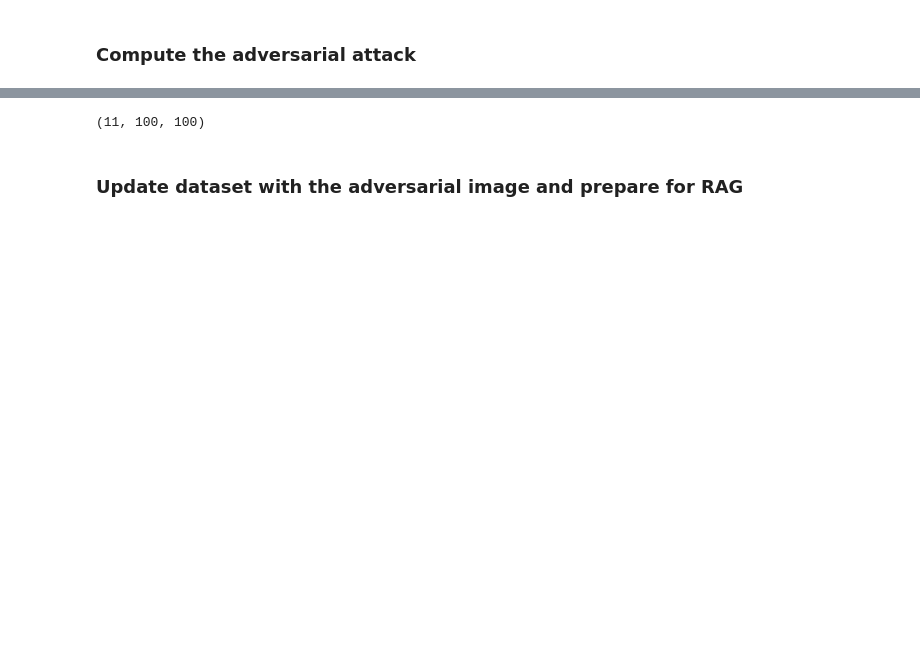
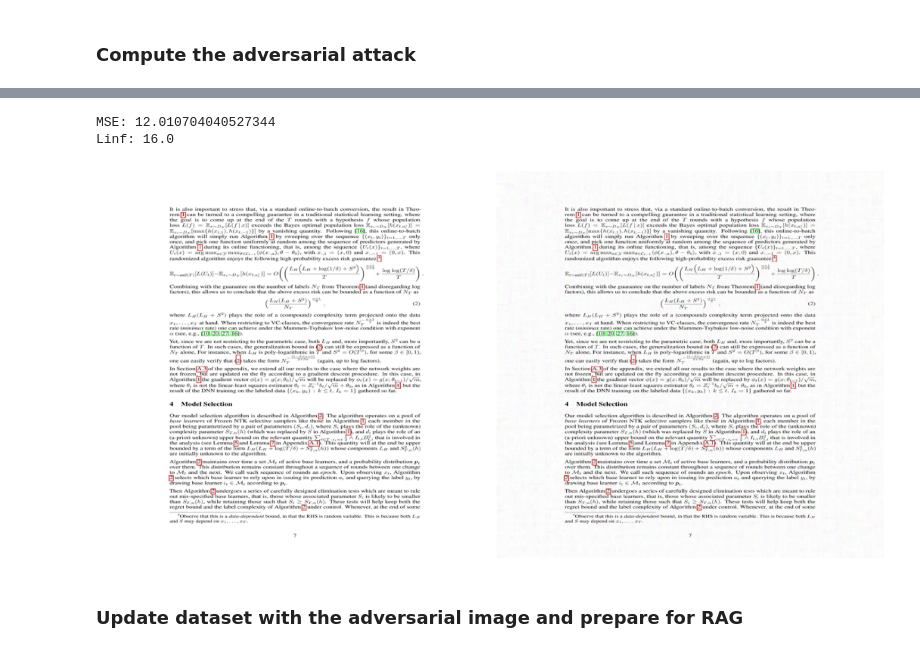
Before and after one commit to alan-turing-institute/mumoRAG-attacks, a Jupyter notebook: src/mumorag_joker_attack.ipynb, the cells around one changed output, grey strips where cells are left out. Drawn from its saved outputs; the diff is of its cells as text; code cells hidden in the pictures; blank space fills up the shorter version.

```diff
--- a/src/mumorag_joker_attack.ipynb
+++ b/src/mumorag_joker_attack.ipynb
@@ -25,2 +30,10 @@ Dataset({
+# %%
+device = get_device(prefer_mps=True)
+model_name_emb = "google/siglip2-base-patch16-224" # "openai/clip-vit-base-patch16" or "nomic-ai/nomic-embed-vision-v1.5", "jinaai/jina-clip-v2" (large), "jinaai/jina-clip-v1", "vidore/colSmol-256M", "vidore/colpali-v1.3-hf" (3B), "google/siglip2-base-patch16-224"
+model_name_vlm = "HuggingFaceTB/SmolVLM-256M-Instruct" #
+emb_loss_type = "mse" # mse, l2
+target_answer = "LLM Error"
+test_retrieval = False # whether to add adversarial image to dataset and test retrieval
+test_generation = True
 # %% [markdown]
 ### Load Embedding Model
@@ -33,7 +40,14 @@ model, processor, tokenizer = load_emb_model(model_name, device)
+# %%
+embedder = EmbeddingModel(model_name_emb, device)
+vlm = VLM(model_name_vlm, device)
 # %% [markdown]
 we choose a random image that we will adversarially perturb to get retrieved for all queries
 # %%
 chosen_index = 250
-chosen_image = T.PILToTensor()(ds[chosen_index]['image']) # choose from after 100 since those do not have associated queries
+chosen_image = ds[chosen_index]['image']
+chosen_image = chosen_image.resize((512,512)) # this can save memory (also setting this to VLM image size with resample=0 -> reduce errors)
+chosen_image = T.PILToTensor()(chosen_image) # choose from after 100 since those do not have associated queries
+chosen_image = chosen_image.to(torch.float32) if device == "mps" else chosen_image.float()
+initial_chosen_image = chosen_image.clone()
 chosen_image.shape
 # %% [output]
@@ -89,23 +69,21 @@ tensor([0.3003, 0.3096, 0.2948, 0.3426, 0.3112, 0.2842, 0.2895, 0.3127, 0.2765,
 # %% [markdown]
 ### Compute the adversarial attack
 # %%
-chosen_image = chosen_image.float()
+n_iter = 50
+# chosen_image = chosen_image.to(torch.float32)
 image_adv = rag_attack(
     raw_image=chosen_image,
-    emb_model_name=model_name,
-    model_emb=model,
-    processor_emb=processor,
-    tokenizer_emb=tokenizer,
-    vlm_model_name=None,
-    model_vlm=None,
-    processor_vlm=None,
+    embedder=embedder,
+    vlm=vlm,
     user_query=query_strings,
-    target_answer=None,
-    max_perturbation=0.05,
-    n_iter=100,
-    lr=255*(3e-3),
+    target_answer=target_answer,
+    max_perturbation=16.0/255,
+    n_iter=n_iter,
+    print_every=5,
+    lr_scheduler=LearningRateScheduler(255*(3e-3), 255*(3e-5), n_iter),
+    max_batch_size=8,
     lambda_emb=1,
-    lambda_vlm=0,
+    lambda_vlm=1,
     emb_loss_type=emb_loss_type,
     device=device
     )
@@ -124,17 +103,24 @@ Iter  100, Losses -> Embedding: 0.16794048, VLM: 0.00000000, Total: 0.16794048
 # %%
-target_mses = target_mses.to(device)
+if test_retrieval:
+    target_mses = target_mses.to(device)
 
-init_mses = test_embeddings_loss(initial_chosen_image, query_strings, model_name, model, processor, tokenizer, device, loss_type=emb_loss_type)
-adv_mses = test_embeddings_loss(image_adv.type(torch.int32), query_strings, model_name, model, processor, tokenizer, device, loss_type=emb_loss_type)
-adv_mses_ow = test_embeddings_loss(image_adv.type(torch.int32), query_strings, model_name, model, processor, tokenizer, device, overwrite=True, loss_type=emb_loss_type)
+    init_mses = embedder.compare_embeddings(initial_chosen_image, query_strings, loss_type=emb_loss_type)
+    adv_mses = embedder.compare_embeddings(image_adv.type(torch.int32), query_strings, loss_type=emb_loss_type)
+    adv_mses_ow = embedder.compare_embeddings(image_adv.type(torch.int32), query_strings, overwrite=True, loss_type=emb_loss_type)
 
-num_success_init = sum(init_mses < target_mses).item()
-num_success_adv = sum(adv_mses < target_mses).item()
-num_success_adv_ow = sum(adv_mses_ow < target_mses).item()
+    num_success_init = sum(init_mses < target_mses).item()
+    num_success_adv = sum(adv_mses < target_mses).item()
+    num_success_adv_ow = sum(adv_mses_ow < target_mses).item()
 
-num_success_init, num_success_adv, num_success_adv_ow
+    print(num_success_init, num_success_adv, num_success_adv_ow)
-# %% [output]
-(11, 100, 100)
+# %%
+print(f"MSE: {torch.nn.functional.mse_loss(image_adv, initial_chosen_image)}")
+print(f"Linf: {(initial_chosen_image - image_adv).norm(p=float('inf'))}")
+plot_images([T.ToPILImage()(initial_chosen_image/255), T.ToPILImage()(image_adv/255)], n_subplots=2)
+# %% [output]
+MSE: 12.010704040527344
+Linf: 16.0
+[figure, added]
 # %% [markdown]
 ### Update dataset with the adversarial image and prepare for RAG
 # %%
```
Also changed, not shown: parts of 16 cells of this notebook, 10 other files.
